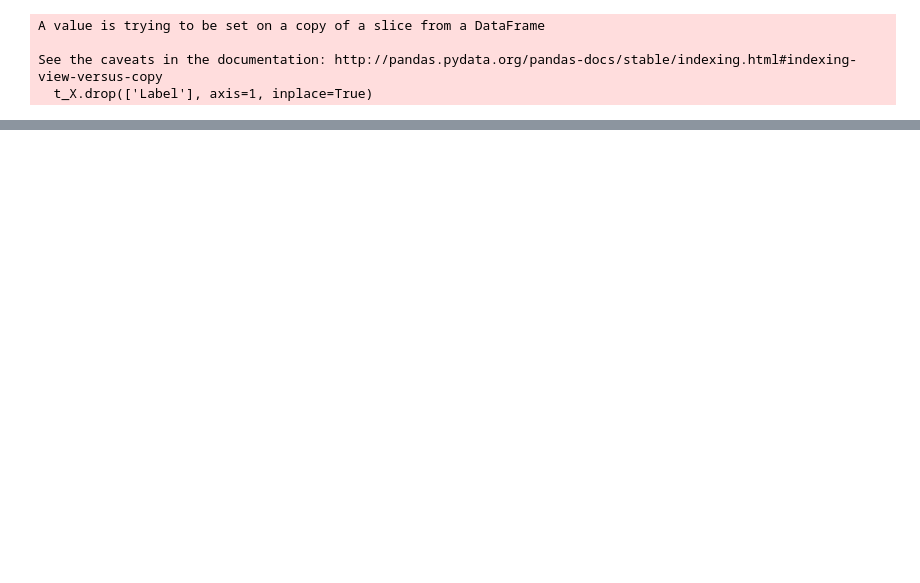
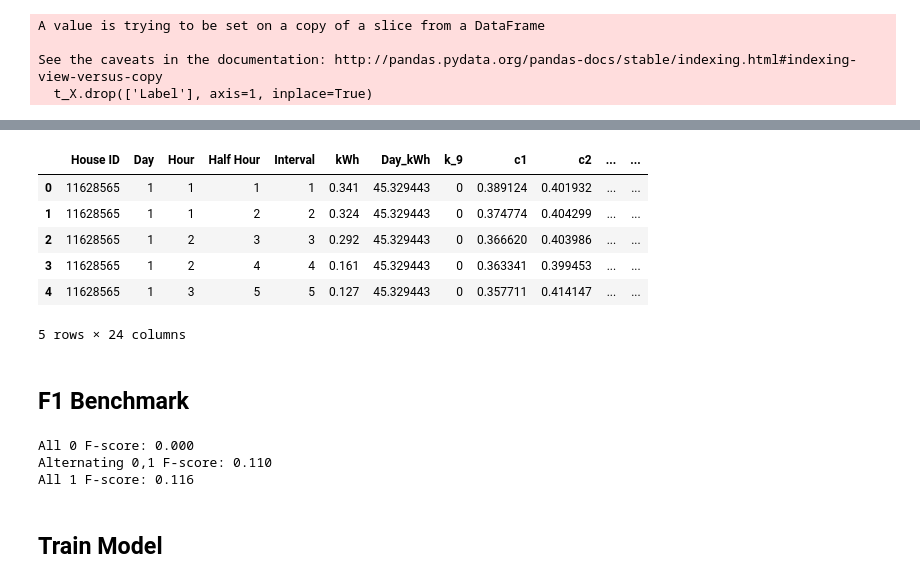
Before and after one commit to torenunez/udacity-mlnd-capstone, a Jupyter notebook: ev_capstone.ipynb, the cells around one changed output, grey strips where cells are left out. Cells and saved outputs as stored; diff of their text form; code cells hidden in the pictures; blank space fills up the shorter version.

```diff
--- a/ev_capstone.ipynb
+++ b/ev_capstone.ipynb
@@ -300,3 +323,27 @@ X_train_time_augmented = ev.augment_time_data(
+# %%
+X_valid_time_augmented = ev.augment_time_data(
+    X_valid_time,
+    X_valid_house,
+    centers_df) # centers do not reflect validation data
+display(X_valid_time_augmented.head())
+# %% [output]
+|  | House ID | Day | Hour | Half Hour | Interval | kWh | Day_kWh | k_9 | c1 | c2 | ... | ... |
+| 0 | 11628565 | 1 | 1 | 1 | 1 | 0.341 | 45.329443 | 0 | 0.389124 | 0.401932 | ... | ... |
+| 1 | 11628565 | 1 | 1 | 2 | 2 | 0.324 | 45.329443 | 0 | 0.374774 | 0.404299 | ... | ... |
+| 2 | 11628565 | 1 | 2 | 3 | 3 | 0.292 | 45.329443 | 0 | 0.366620 | 0.403986 | ... | ... |
+| 3 | 11628565 | 1 | 2 | 4 | 4 | 0.161 | 45.329443 | 0 | 0.363341 | 0.399453 | ... | ... |
+| 4 | 11628565 | 1 | 3 | 5 | 5 | 0.127 | 45.329443 | 0 | 0.357711 | 0.414147 | ... | ... |
+5 rows × 24 columns
+# %% [markdown]
+## F1 Benchmark
+# %%
+ev.show_baseline_f1_scores(y_valid_time) # benchmark using validation data
+# %% [output]
+All 0 F-score: 0.000
+Alternating 0,1 F-score: 0.110
+All 1 F-score: 0.116
+# %% [markdown]
+## Train Model
 # %%
 t_clf1 = GradientBoostingClassifier(random_state = 42)
 t_clf1.fit(X_train_time_augmented, y_train_time)
```
Also changed, not shown: parts of 52 cells of this notebook, 1 other file.
